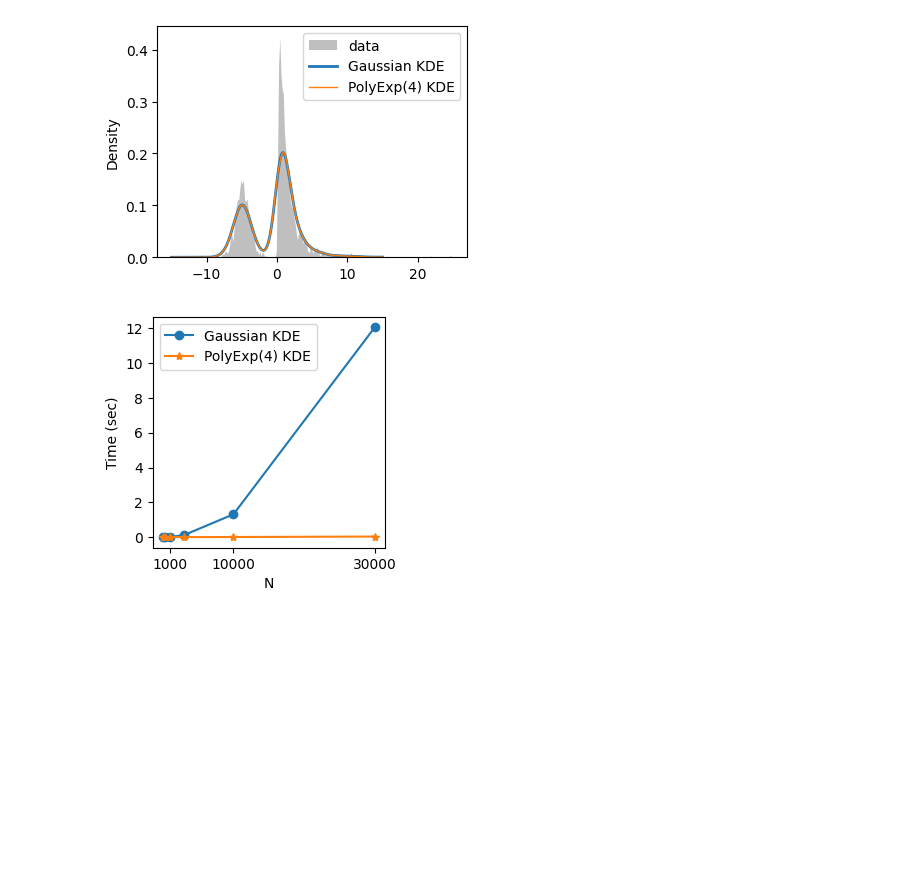
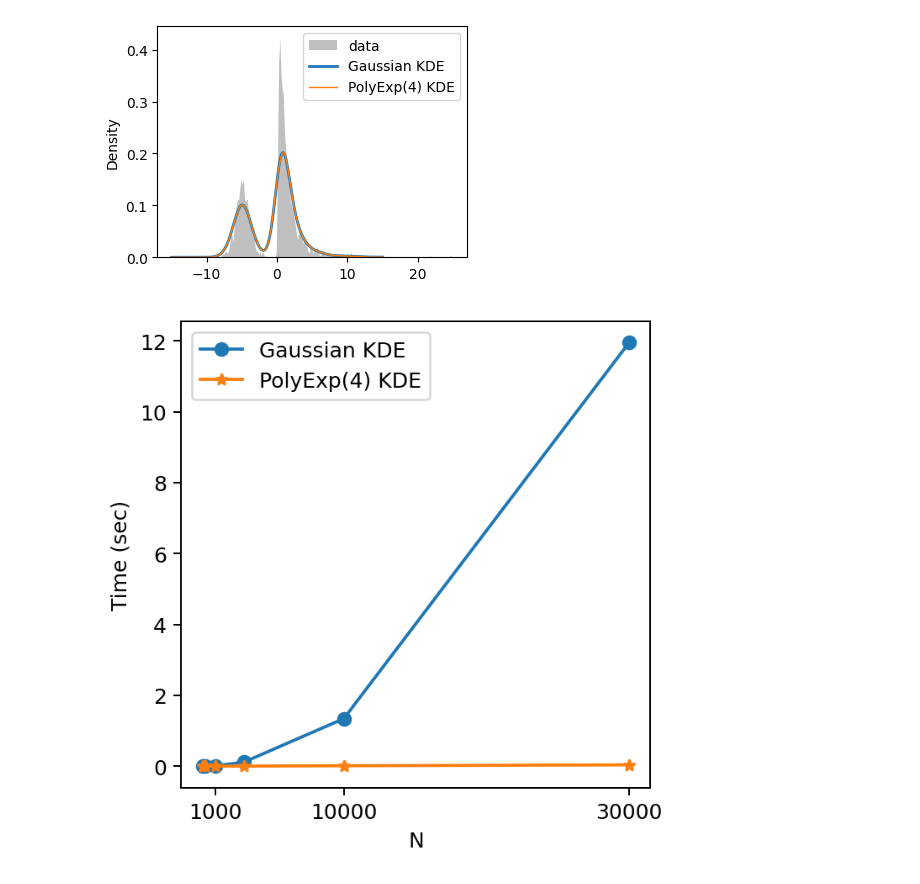
Before and after one commit to calvinmccarter/polyexpkde, a Jupyter notebook: examples/basic-example.ipynb, the cells around one changed output. Cells and saved outputs as stored; diff of their text form; code cells hidden in the pictures; blank space fills up the shorter version.

```diff
--- a/examples/basic-example.ipynb
+++ b/examples/basic-example.ipynb
@@ -13,7 +13,7 @@ X_eval = np.linspace(-15, 15, 10000)
 
 gkde = spst.gaussian_kde(X.flatten(), bw_method="silverman")
 gpdf = gkde.pdf(X_eval)
-fkde = fastkde.PolyExpKernelDensity(bw_method="silverman").fit(X)
+fkde = polyexpkde.PolyExpKernelDensity(bw_method="silverman").fit(X)
 fpdf = fkde.pdf(X_eval[:, None]).flatten()
 
 gsample = gkde.resample(100, seed=12345).flatten()
@@ -38,16 +38,16 @@ for n in n_list:
     gpdf = gkde.pdf(xf)
     g_times.append(time.time() - start_time)
     start_time = time.time()
-    fkde = fastkde.PolyExpKernelDensity(bw_method="silverman").fit(x)
+    fkde = polyexpkde.PolyExpKernelDensity(bw_method="silverman").fit(x)
     fpdf = fkde.pdf(x)
     f_times.append(time.time() - start_time)
 # %%
-plt.figure(figsize=(3,3));
+plt.figure(figsize=(4,4),dpi=180);
 plt.plot(n_list, g_times, '-o', label='Gaussian KDE');
 plt.plot(n_list, f_times, '-*', label='PolyExp(4) KDE');
 plt.xlabel('N');
 plt.ylabel('Time (sec)');
 plt.xticks([1000, 10000, 30000],);
 plt.legend();
 # %% [output]
-[figure, old version]
+[figure, new version]
```
Also changed, not shown: parts of 1 cell of this notebook, 7 other files.
